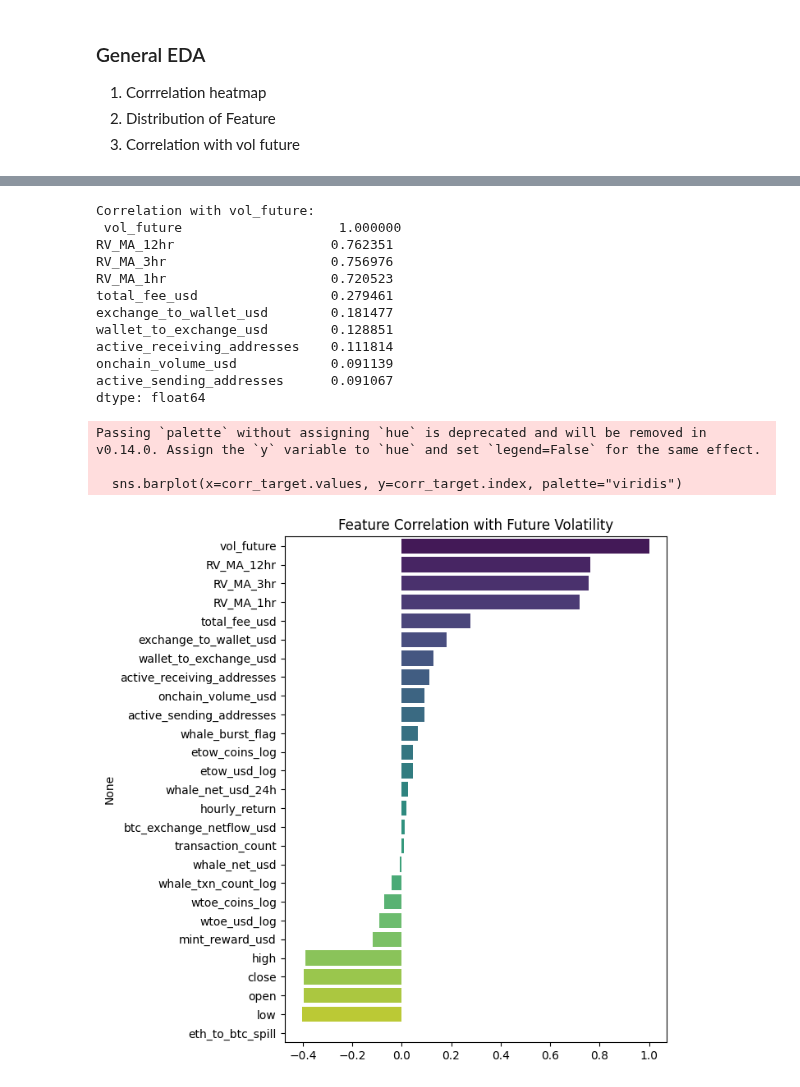
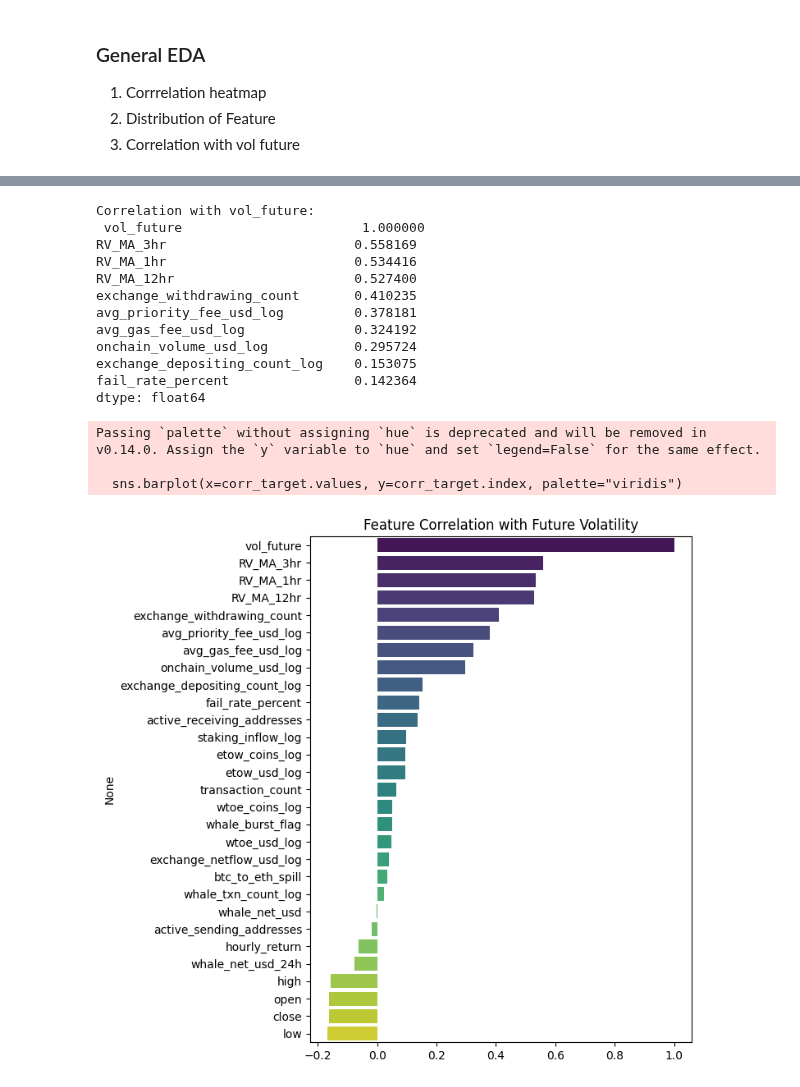
Before and after one commit to C3lineTan/DSE4101-CryptoWhale-2, a Jupyter notebook: EDA/BTC_EDA.ipynb, the cells around one changed output, grey strips where cells are left out. Drawn from its saved outputs; the diff is of its cells as text; code cells hidden in the pictures.

```diff
--- a/EDA/BTC_EDA.ipynb
+++ b/EDA/BTC_EDA.ipynb
@@ -4,5 +4,5 @@ import numpy as np
 import matplotlib.pyplot as plt
 import seaborn as sns
 # %%
-btc_df = pd.read_csv('../Data/btc_final_df.csv')
+eth_df = pd.read_csv('../Data/eth_final_df.csv')
 # %%
@@ -23,9 +25,9 @@ Index(['timestamp', 'btc_exchange_netflow_usd', 'active_sending_addresses',
 2) Distribution of Feature
 3) Correlation with vol future
 # %%
-num_cols = btc_df.select_dtypes(include=np.number).columns
+num_cols = eth_df.select_dtypes(include=np.number).columns
 plt.figure(figsize=(12, 6))
-sns.heatmap(btc_df[num_cols].corr(), cmap="coolwarm", center=0)
+sns.heatmap(eth_df[num_cols].corr(), cmap="coolwarm", center=0)
 plt.title("Feature Correlation Heatmap")
 plt.show()
 # %% [output]
@@ -44,25 +43,25 @@ plt.show()
 # %%
-corr_target = btc_df[num_cols].corrwith(btc_df["vol_future"]).sort_values(ascending=False)
+corr_target = eth_df[num_cols].corrwith(eth_df["vol_future"]).sort_values(ascending=False)
 print("\nCorrelation with vol_future:\n", corr_target.head(10))
 
 plt.figure(figsize=(6, 8))
 sns.barplot(x=corr_target.values, y=corr_target.index, palette="viridis")
 plt.title("Feature Correlation with Future Volatility")
 plt.show()
 # %% [output]
 Correlation with vol_future:
- vol_future                    1.000000
-RV_MA_12hr                    0.762351
-RV_MA_3hr                     0.756976
-RV_MA_1hr                     0.720523
-total_fee_usd                 0.279461
-exchange_to_wallet_usd        0.181477
-wallet_to_exchange_usd        0.128851
-active_receiving_addresses    0.111814
-onchain_volume_usd            0.091139
-active_sending_addresses      0.091067
+ vol_future                       1.000000
+RV_MA_3hr                        0.558169
+RV_MA_1hr                        0.534416
+RV_MA_12hr                       0.527400
+exchange_withdrawing_count       0.410235
+avg_priority_fee_usd_log         0.378181
+avg_gas_fee_usd_log              0.324192
+onchain_volume_usd_log           0.295724
+exchange_depositing_count_log    0.153075
+fail_rate_percent                0.142364
 dtype: float64
 Passing `palette` without assigning `hue` is deprecated and will be removed in v0.14.0. Assign the `y` variable to `hue` and set `legend=False` for the same effect.
 
   sns.barplot(x=corr_target.values, y=corr_target.index, palette="viridis")
-[figure, old version]
+[figure, new version]
```
Also changed, not shown: parts of 8 cells of this notebook, 3 other files.
